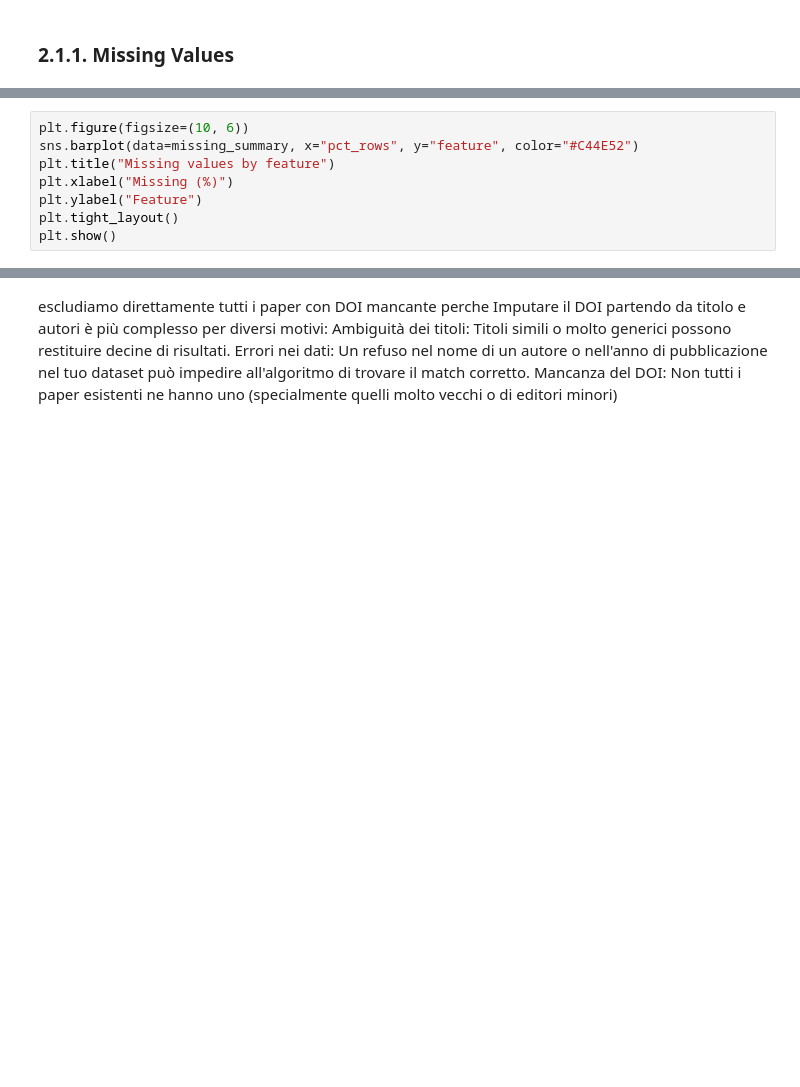
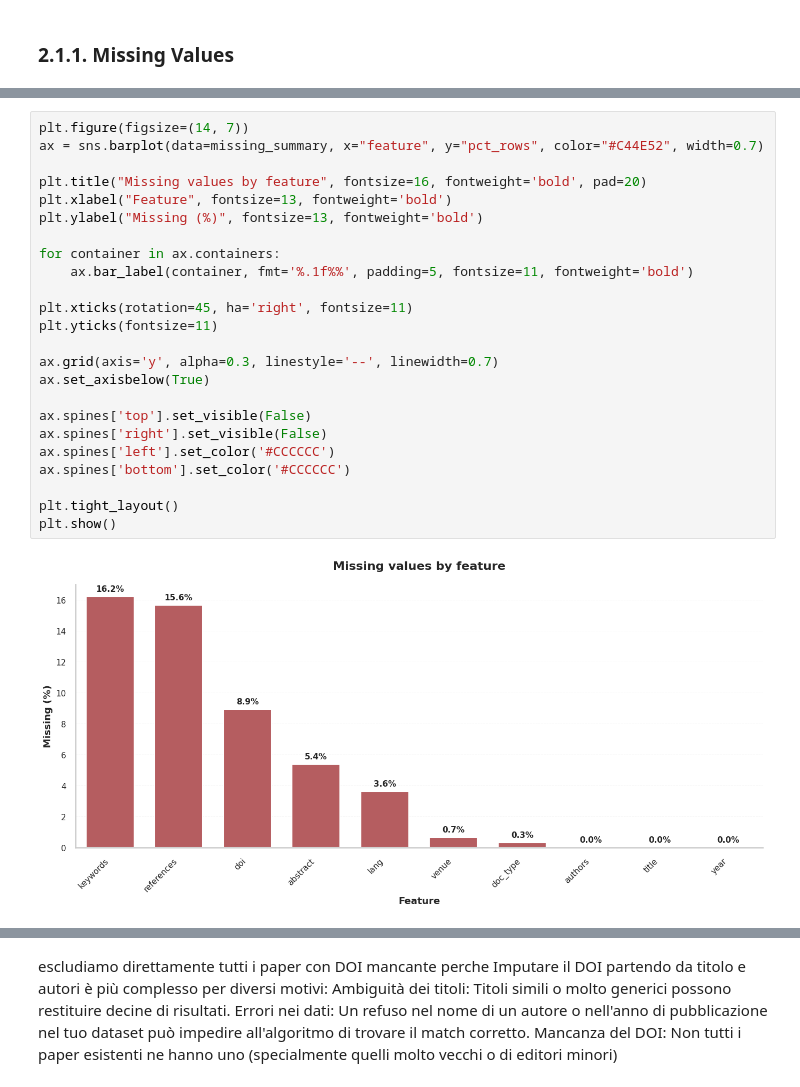
Before and after one commit to SergioFernandezDiz/Data-Projects-Hackathon_3-25-26, a Jupyter notebook: code.ipynb, the cells around one changed output, grey strips where cells are left out. Saved outputs shown, nothing was run; the diff lists cells and outputs as text; blank space fills up the shorter version.

Commit message:
Changed plots

```diff
--- a/code.ipynb
+++ b/code.ipynb
@@ -619,11 +697,29 @@ missing_summary
 # %%
-plt.figure(figsize=(10, 6))
-sns.barplot(data=missing_summary, x="pct_rows", y="feature", color="#C44E52")
-plt.title("Missing values by feature")
-plt.xlabel("Missing (%)")
-plt.ylabel("Feature")
+plt.figure(figsize=(14, 7))
+ax = sns.barplot(data=missing_summary, x="feature", y="pct_rows", color="#C44E52", width=0.7)
+
+plt.title("Missing values by feature", fontsize=16, fontweight='bold', pad=20)
+plt.xlabel("Feature", fontsize=13, fontweight='bold')
+plt.ylabel("Missing (%)", fontsize=13, fontweight='bold')
+
+for container in ax.containers:
+    ax.bar_label(container, fmt='%.1f%%', padding=5, fontsize=11, fontweight='bold')
+
+plt.xticks(rotation=45, ha='right', fontsize=11)
+plt.yticks(fontsize=11)
+
+ax.grid(axis='y', alpha=0.3, linestyle='--', linewidth=0.7)
+ax.set_axisbelow(True)
+
+ax.spines['top'].set_visible(False)
+ax.spines['right'].set_visible(False)
+ax.spines['left'].set_color('#CCCCCC')
+ax.spines['bottom'].set_color('#CCCCCC')
+
 plt.tight_layout()
 plt.show()
+# %% [output]
+[figure, added]
 # %%
 authors_missing_summary = con.execute("""
 WITH authors_exploded AS (
```
Also changed, not shown: parts of 19 cells of this notebook.
